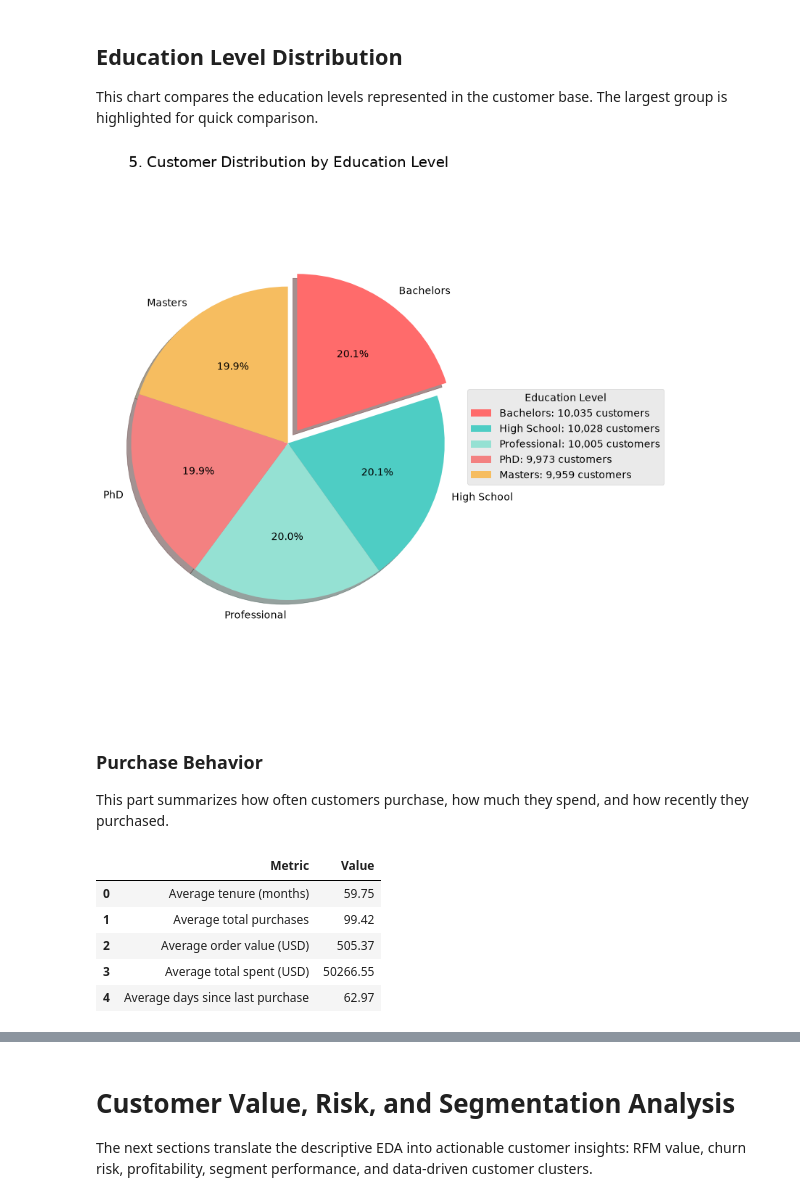
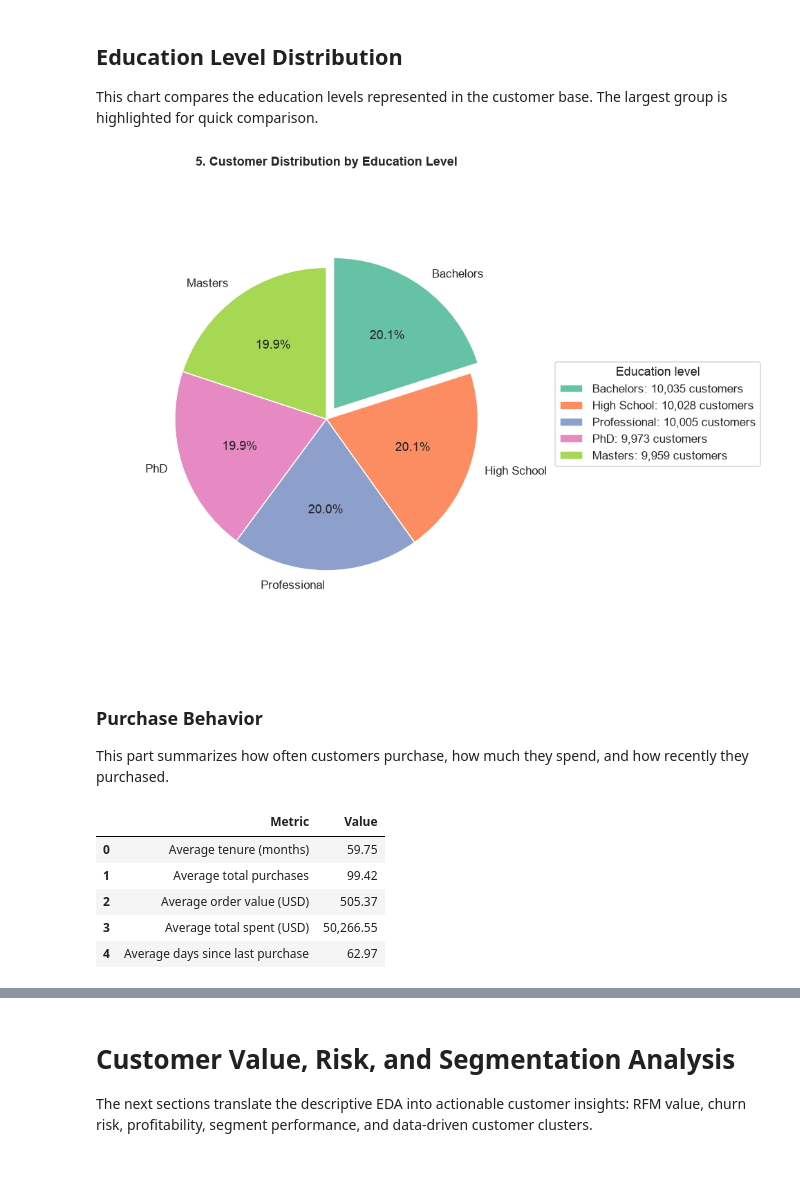
Before and after one commit to yezaw-zafki/Industrial-Analysis-EDA, a Jupyter notebook: E-commerace Customer Segmentation.ipynb, the cells around one changed output, grey strips where cells are left out. Cells and saved outputs as stored; diff of their text form; code cells hidden in the pictures; blank space fills up the shorter version.

```diff
--- a/E-commerace Customer Segmentation.ipynb
+++ b/E-commerace Customer Segmentation.ipynb
@@ -8,18 +25,25 @@ import kagglehub
 # Load Data From Kaggle
 https://www.kaggle.com/datasets/datascikhan/e-commerce-customer-segmentation-2026
 # %%
+import kagglehub
 from pathlib import Path
 
 path = kagglehub.dataset_download(
     "datascikhan/e-commerce-customer-segmentation-2026"
 )
-print("Path to dataset files:", path)
+print(f"Dataset path: {path}")
 
 data_dir = Path(path)
-csv_files = list(data_dir.rglob("*.csv"))
+csv_files = sorted(data_dir.rglob("*.csv"))
 
 if not csv_files:
     raise FileNotFoundError(f"No CSV files found in {data_dir}")
 
-df = pd.read_csv(csv_files[0])
+raw_df = pd.read_csv(csv_files[0])
+df = optimize_dataframe_memory(raw_df)
+del raw_df
+
+memory_mb = df.memory_usage(deep=True).sum() / 1024**2
+print(f"Loaded file: {csv_files[0].name}")
+print(f"Rows: {len(df):,} | Columns: {df.shape[1]:,} | Memory: {memory_mb:.2f} MB")
 # %% [output]
@@ -202,5 +314,12 @@ plt.style.use('ggplot')
 # %%
-def show_fig():
-    plt.tight_layout()
+def show_fig(fig=None, title=None):
+    """Apply the notebook figure standard and display one figure."""
+    figure = fig or plt.gcf()
+    if title:
+        figure.suptitle(title, fontweight="bold")
+    figure.tight_layout(rect=[0, 0, 1, 0.95] if title else None)
     plt.show()
+    plt.close(figure)
+
+
 plot_no = 1
@@ -210,0 +335,3 @@ This chart shows how customers are distributed across the main business segments
+# %%
+sns.set_style('whitegrid')
+sns.set_context('notebook')
@@ -293,49 +407,46 @@ plot_no += 1
 
 This chart compares the education levels represented in the customer base. The largest group is highlighted for quick comparison.
 # %%
-# Sort education levels so the largest group appears first.
 education_counts = df["education_level"].value_counts().sort_values(ascending=False)
-colors = ["#FF6B6B", "#4ECDC4", "#95E1D3", "#F38181", "#F6BD60"][:len(education_counts)]
-explode = [0.1] + [0] * (len(education_counts) - 1)
+education_colors = sns.color_palette("Set2", n_colors=len(education_counts))
+explode = [0.08] + [0] * (len(education_counts) - 1)
 
-fig, ax = plt.subplots(figsize=(8, 8))
+fig, ax = plt.subplots(figsize=(9, 7))
 ax.pie(
     education_counts.values,
     labels=education_counts.index,
-    colors=colors,
+    colors=education_colors,
     explode=explode,
     autopct="%1.1f%%",
     startangle=90,
     counterclock=False,
-    shadow=True
 )
 ax.set_title(f"{plot_no}. Customer Distribution by Education Level")
 ax.legend(
-    title="Education Level",
+    title="Education level",
     labels=[
         f"{level}: {count:,} customers"
         for level, count in education_counts.items()
     ],
     loc="center left",
-    bbox_to_anchor=(1, 0.5)
+    bbox_to_anchor=(1, 0.5),
 )
 ax.axis("equal")
-show_fig()
+show_fig(fig)
 plot_no += 1
 # %% [output]
-[figure, old version]
+[figure, new version]
 # %% [markdown]
 ### Purchase Behavior
 
 This part summarizes how often customers purchase, how much they spend, and how recently they purchased.
 # %%
-purchase_cols = [
+numeric_purchase_cols = [
     "tenure_months",
     "total_purchases",
     "avg_order_value_usd",
     "total_spent_usd",
-    "purchase_frequency",
-    "days_since_last_purchase"
+    "days_since_last_purchase",
 ]
 
 purchase_summary = pd.DataFrame({
@@ -344,15 +455,15 @@ purchase_summary = pd.DataFrame({
         "Average total purchases",
         "Average order value (USD)",
         "Average total spent (USD)",
-        "Average days since last purchase"
+        "Average days since last purchase",
     ],
     "Value": [
         df["tenure_months"].mean(),
         df["total_purchases"].mean(),
         df["avg_order_value_usd"].mean(),
         df["total_spent_usd"].mean(),
-        df["days_since_last_purchase"].mean()
-    ]
+        df["days_since_last_purchase"].mean(),
+    ],
 })
 
 purchase_summary["Value"] = purchase_summary["Value"].round(2)
@@ -362,6 +473,6 @@ display(purchase_summary)
 | 0 | Average tenure (months) | 59.75 |
 | 1 | Average total purchases | 99.42 |
 | 2 | Average order value (USD) | 505.37 |
-| 3 | Average total spent (USD) | 50266.55 |
+| 3 | Average total spent (USD) | 50,266.55 |
 | 4 | Average days since last purchase | 62.97 |
 # %%
```
Also changed, not shown: parts of 25 cells of this notebook.
